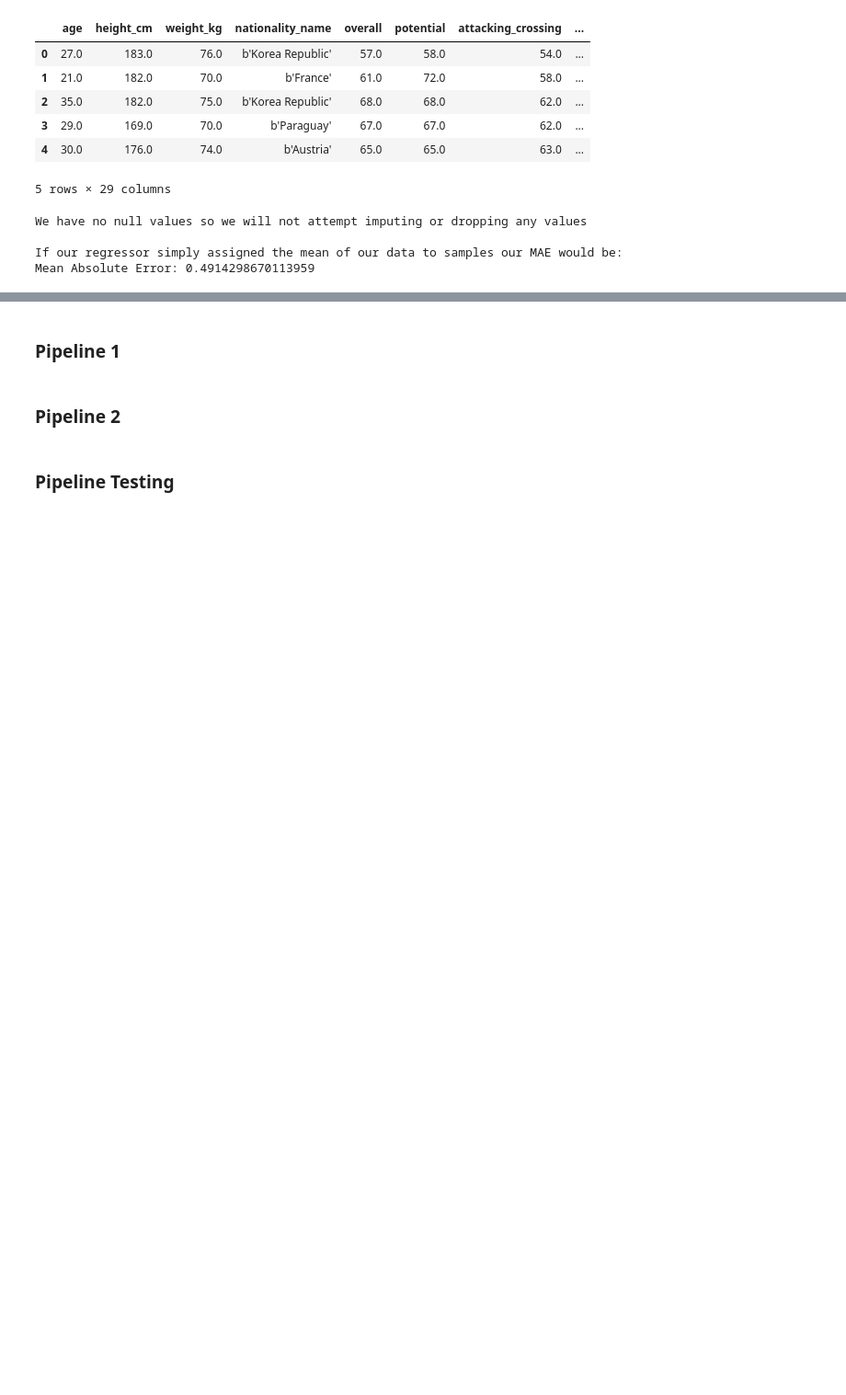
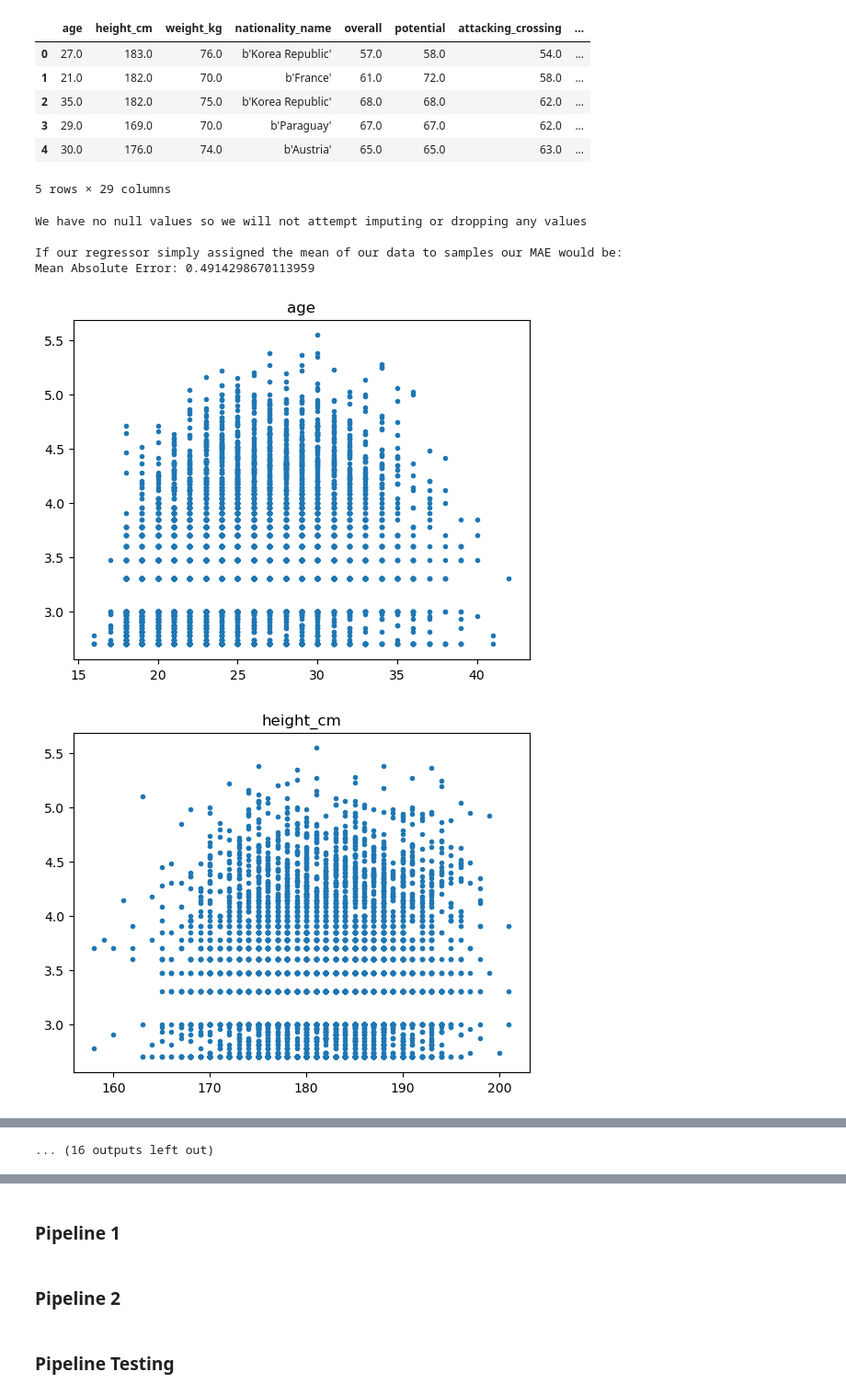
Before and after one commit to johnarioD/DSAIT4020-A1, a Jupyter notebook: midterm_assignment_template.ipynb, the cells around one changed output, grey strips where cells are left out. Shown at 92% size. Cells and saved outputs as stored; diff of their text form; code cells hidden in the pictures; blank space fills up the shorter version.

Commit message:
Added visualization also runnable gridsearch

```diff
--- a/midterm_assignment_template.ipynb
+++ b/midterm_assignment_template.ipynb
@@ -68,3 +68,13 @@ We have no null values so we will not attempt imputing or dropping any values
 
 If our regressor simply assigned the mean of our data to samples our MAE would be:
 Mean Absolute Error: 0.4914298670113959
+# %%
+import matplotlib.pyplot as plt
+for column in X.columns:
+    x = X[column]
+    plt.figure()
+    plt.title(column)
+    scatterplot = plt.scatter(x,y, marker='.')
+# %% [output]
+[figure, added]
+[figure, added]
@@ -70,0 +91 @@ Mean Absolute Error: 0.4914298670113959
+... (16 outputs left out)
```
Also changed, not shown: parts of 6 cells of this notebook, 1 other file.
